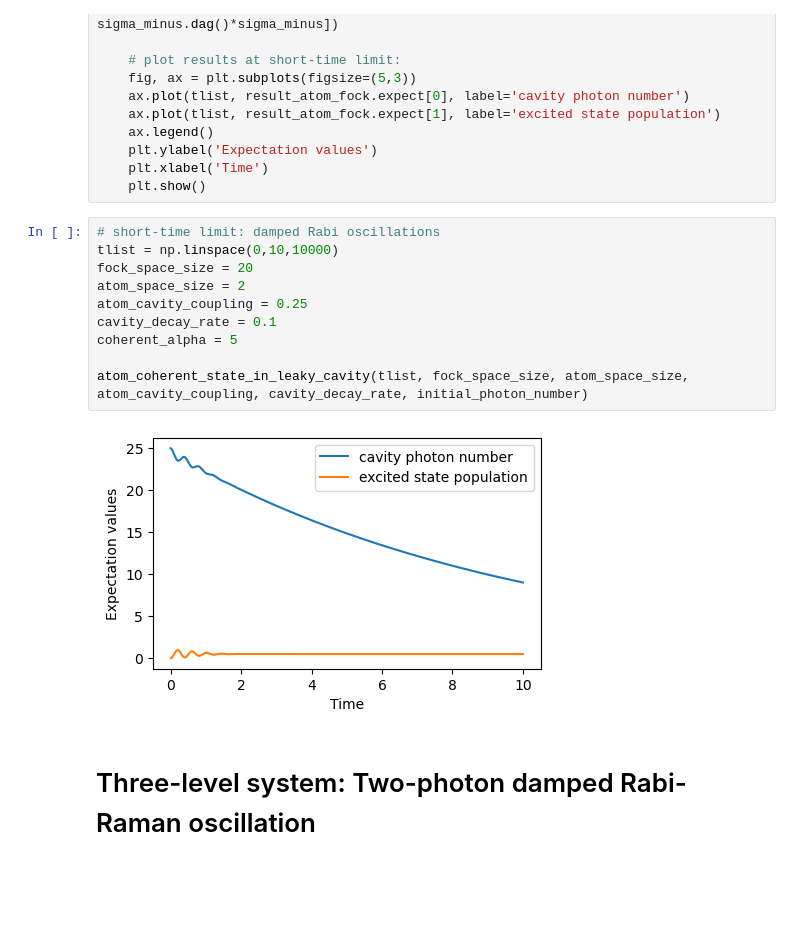
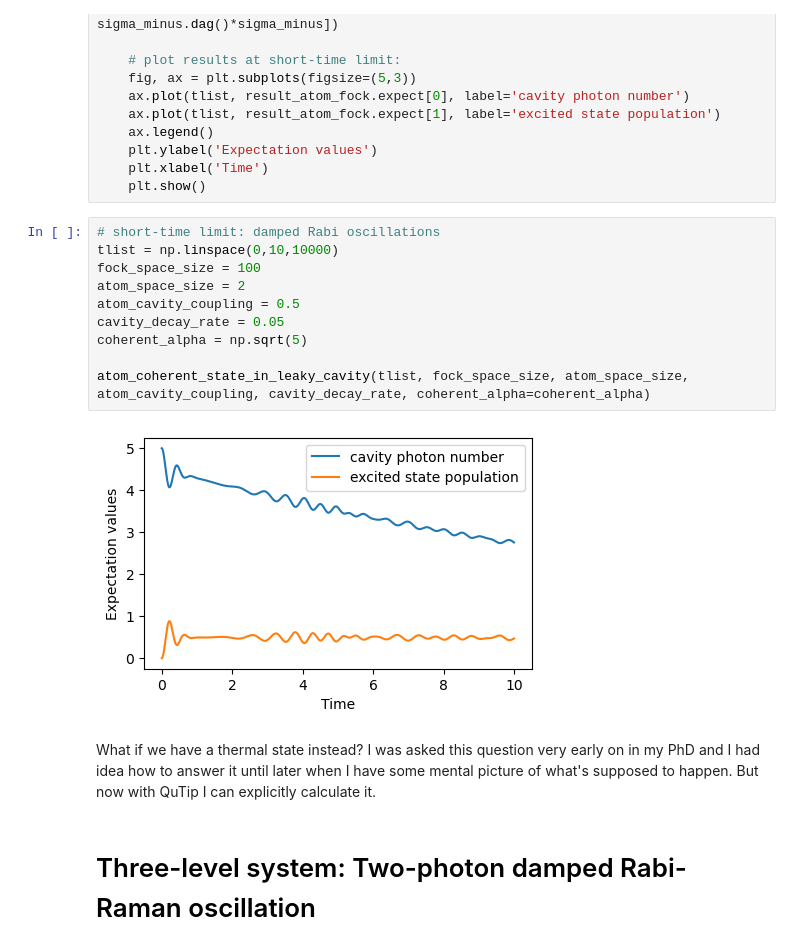
Before and after one commit to huanium/huanium, a Jupyter notebook: MIT_PhD/AMO_Calculator/AMO_Calculator.ipynb, the cells around one changed output. Saved outputs shown, nothing was run; the diff lists cells and outputs as text; blank space fills up the shorter version.

```diff
--- a/MIT_PhD/AMO_Calculator/AMO_Calculator.ipynb
+++ b/MIT_PhD/AMO_Calculator/AMO_Calculator.ipynb
@@ -172,15 +172,17 @@ def atom_coherent_state_in_leaky_cavity(tlist, fock_space_size, atom_space_size,
 # %%
 # short-time limit: damped Rabi oscillations
 tlist = np.linspace(0,10,10000)
-fock_space_size = 20
+fock_space_size = 100
 atom_space_size = 2
-atom_cavity_coupling = 0.25
-cavity_decay_rate = 0.1
-coherent_alpha = 5
+atom_cavity_coupling = 0.5
+cavity_decay_rate = 0.05
+coherent_alpha = np.sqrt(5)
 
-atom_coherent_state_in_leaky_cavity(tlist, fock_space_size, atom_space_size, atom_cavity_coupling, cavity_decay_rate, initial_photon_number)
+atom_coherent_state_in_leaky_cavity(tlist, fock_space_size, atom_space_size, atom_cavity_coupling, cavity_decay_rate, coherent_alpha=coherent_alpha)
 # %% [output]
-[figure, old version]
+[figure, new version]
+# %% [markdown]
+What if we have a thermal state instead? I was asked this question very early on in my PhD and I had idea how to answer it until later when I have some mental picture of what's supposed to happen. But now with QuTip I can explicitly calculate it.
 # %% [markdown]
 # <font size=5, color = 'black'> Three-level system: Two-photon damped Rabi-Raman oscillation </font>
 # %% [markdown]
```
Also changed, not shown: parts of 1 cell of this notebook, 56 other files.
